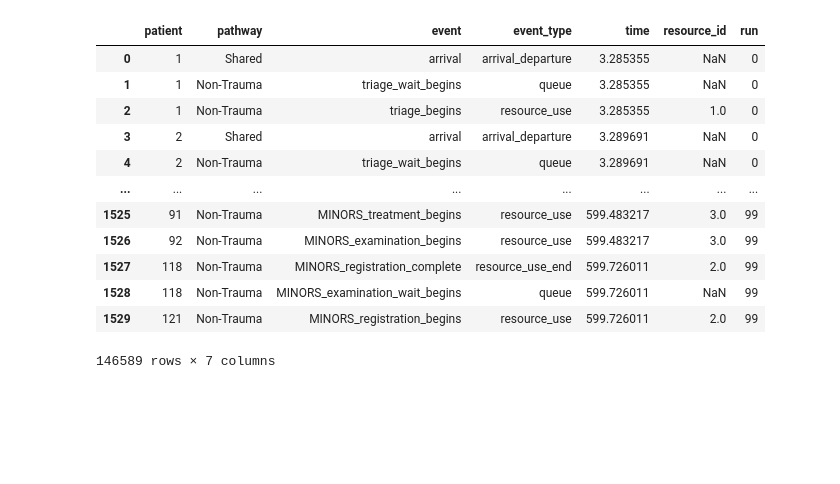
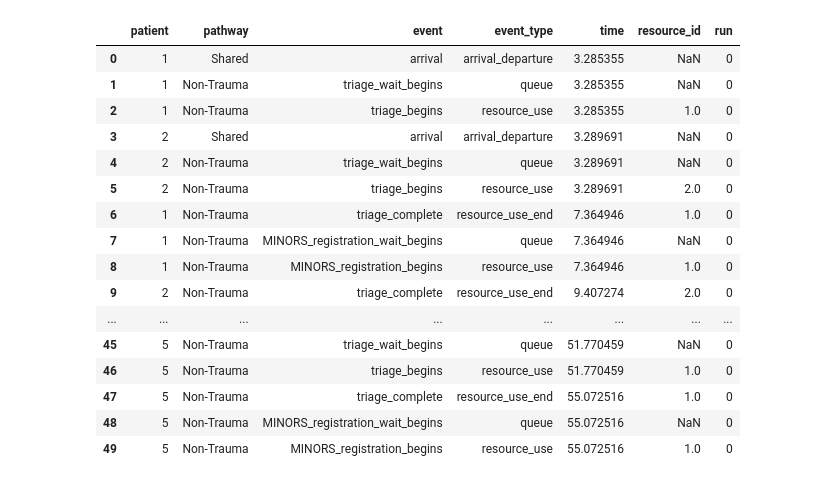
Before and after one commit to hsma-tools/vidigi, a Jupyter notebook: examples/example_2_branching_multistep/ex_2_branching_multistep_case.ipynb, the cells around one changed output. Saved outputs shown, nothing was run; the diff lists cells and outputs as text; code cells hidden in the pictures; blank space fills up the shorter version.

```diff
--- a/examples/example_2_branching_multistep/ex_2_branching_multistep_case.ipynb
+++ b/examples/example_2_branching_multistep/ex_2_branching_multistep_case.ipynb
@@ -27,19 +13,23 @@ my_trial.run_trial()
 # %%
-my_trial.all_event_logs
+my_trial.all_event_logs.head(50)
 # %% [output]
 |  | patient | pathway | event | event_type | time | resource_id | run |
 | 0 | 1 | Shared | arrival | arrival_departure | 3.285355 | NaN | 0 |
 | 1 | 1 | Non-Trauma | triage_wait_begins | queue | 3.285355 | NaN | 0 |
 | 2 | 1 | Non-Trauma | triage_begins | resource_use | 3.285355 | 1.0 | 0 |
 | 3 | 2 | Shared | arrival | arrival_departure | 3.289691 | NaN | 0 |
 | 4 | 2 | Non-Trauma | triage_wait_begins | queue | 3.289691 | NaN | 0 |
+| 5 | 2 | Non-Trauma | triage_begins | resource_use | 3.289691 | 2.0 | 0 |
+| 6 | 1 | Non-Trauma | triage_complete | resource_use_end | 7.364946 | 1.0 | 0 |
+| 7 | 1 | Non-Trauma | MINORS_registration_wait_begins | queue | 7.364946 | NaN | 0 |
+| 8 | 1 | Non-Trauma | MINORS_registration_begins | resource_use | 7.364946 | 1.0 | 0 |
+| 9 | 2 | Non-Trauma | triage_complete | resource_use_end | 9.407274 | 2.0 | 0 |
 | ... | ... | ... | ... | ... | ... | ... | ... |
-| 1525 | 91 | Non-Trauma | MINORS_treatment_begins | resource_use | 599.483217 | 3.0 | 99 |
-| 1526 | 92 | Non-Trauma | MINORS_examination_begins | resource_use | 599.483217 | 3.0 | 99 |
-| 1527 | 118 | Non-Trauma | MINORS_registration_complete | resource_use_end | 599.726011 | 2.0 | 99 |
-| 1528 | 118 | Non-Trauma | MINORS_examination_wait_begins | queue | 599.726011 | NaN | 99 |
-| 1529 | 121 | Non-Trauma | MINORS_registration_begins | resource_use | 599.726011 | 2.0 | 99 |
+| 45 | 5 | Non-Trauma | triage_wait_begins | queue | 51.770459 | NaN | 0 |
+| 46 | 5 | Non-Trauma | triage_begins | resource_use | 51.770459 | 1.0 | 0 |
+| 47 | 5 | Non-Trauma | triage_complete | resource_use_end | 55.072516 | 1.0 | 0 |
+| 48 | 5 | Non-Trauma | MINORS_registration_wait_begins | queue | 55.072516 | NaN | 0 |
+| 49 | 5 | Non-Trauma | MINORS_registration_begins | resource_use | 55.072516 | 1.0 | 0 |
-146589 rows × 7 columns
 # %%
 event_position_df = pd.DataFrame([
                 # {'event': 'arrival', 'x':  10, 'y': 250, 'label': "Arrival" },
```
Also changed, not shown: parts of 5 cells of this notebook, 2 other files.
